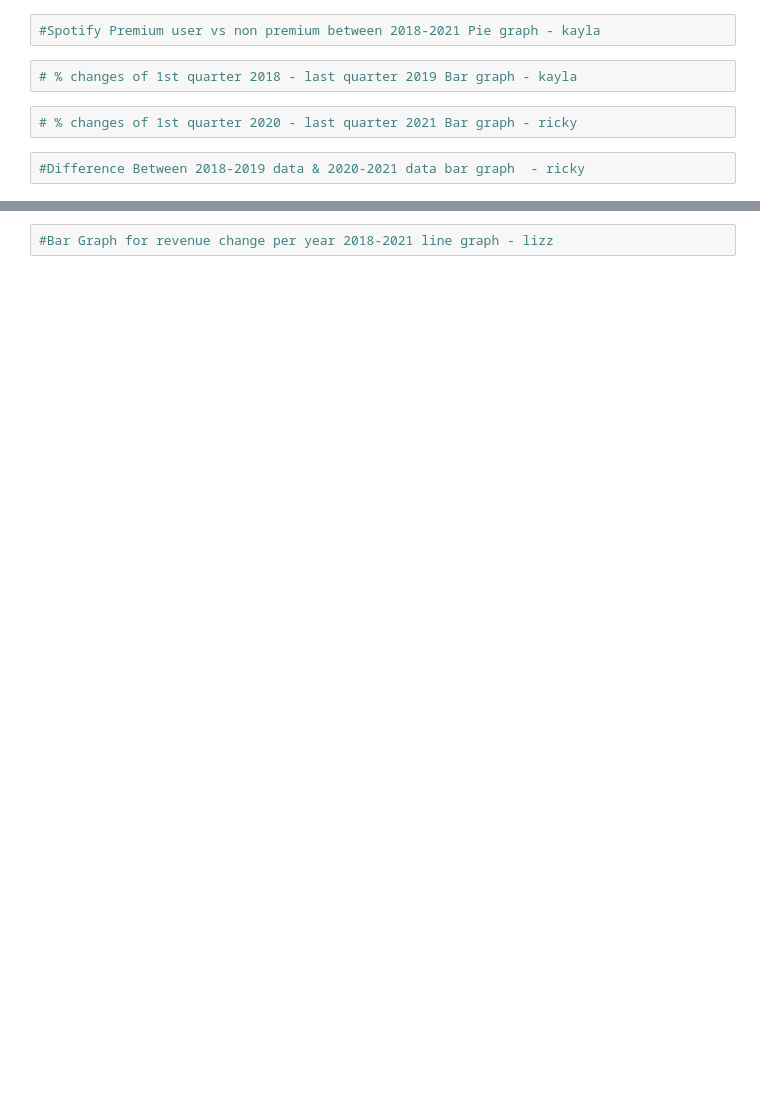
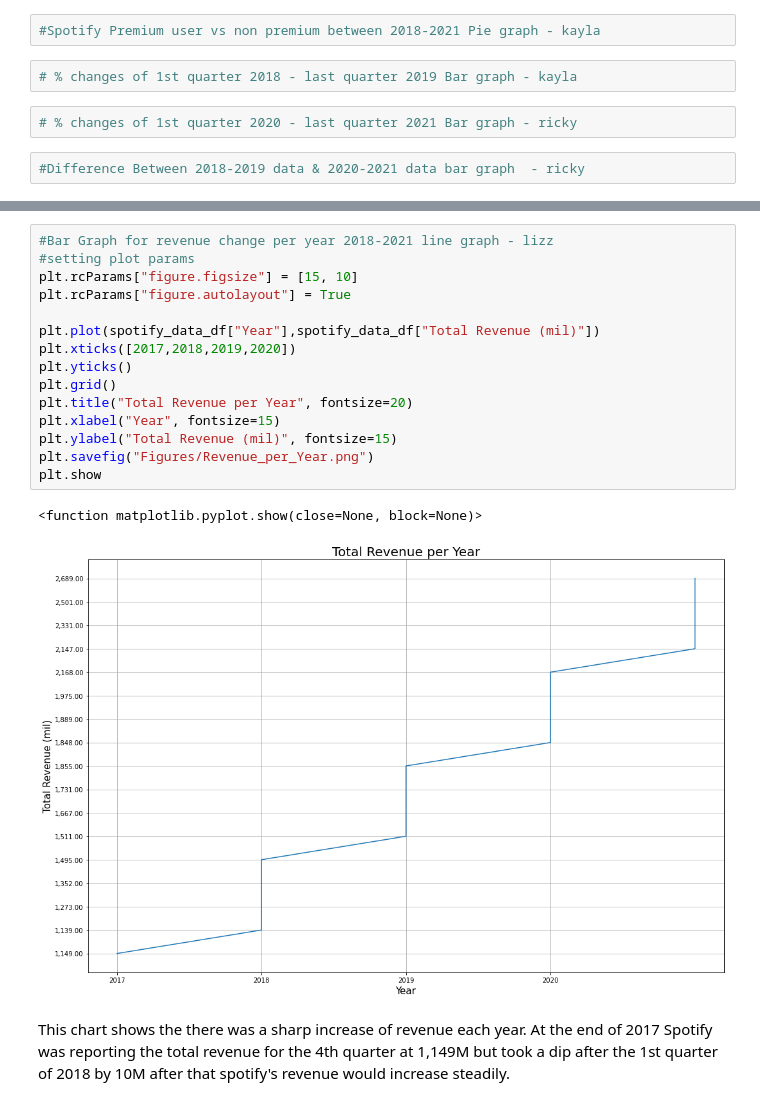
Before and after one commit to abesprgrss/Project-1, a Jupyter notebook: Spotify_Covid.ipynb, the cells around one changed output, grey strips where cells are left out. Saved outputs shown, nothing was run; the diff lists cells and outputs as text; blank space fills up the shorter version.

```diff
--- a/Spotify_Covid.ipynb
+++ b/Spotify_Covid.ipynb
@@ -36,2 +60,20 @@ housing_data.head()
 # %%
 #Bar Graph for revenue change per year 2018-2021 line graph - lizz
+#setting plot params
+plt.rcParams["figure.figsize"] = [15, 10]
+plt.rcParams["figure.autolayout"] = True
+
+plt.plot(spotify_data_df["Year"],spotify_data_df["Total Revenue (mil)"])
+plt.xticks([2017,2018,2019,2020])
+plt.yticks()
+plt.grid()
+plt.title("Total Revenue per Year", fontsize=20)
+plt.xlabel("Year", fontsize=15)
+plt.ylabel("Total Revenue (mil)", fontsize=15)
+plt.savefig("Figures/Revenue_per_Year.png")
+plt.show
+# %% [output]
+<function matplotlib.pyplot.show(close=None, block=None)>
+[figure, added]
+# %% [markdown]
+This chart shows the there was a sharp increase of revenue each year.  At the end of 2017 Spotify was reporting the total revenue for the 4th quarter at 1,149M but took a dip after the 1st quarter of 2018 by 10M after that spotify's revenue would increase steadily.
```
Also changed, not shown: parts of 13 cells of this notebook, 5 other files.
